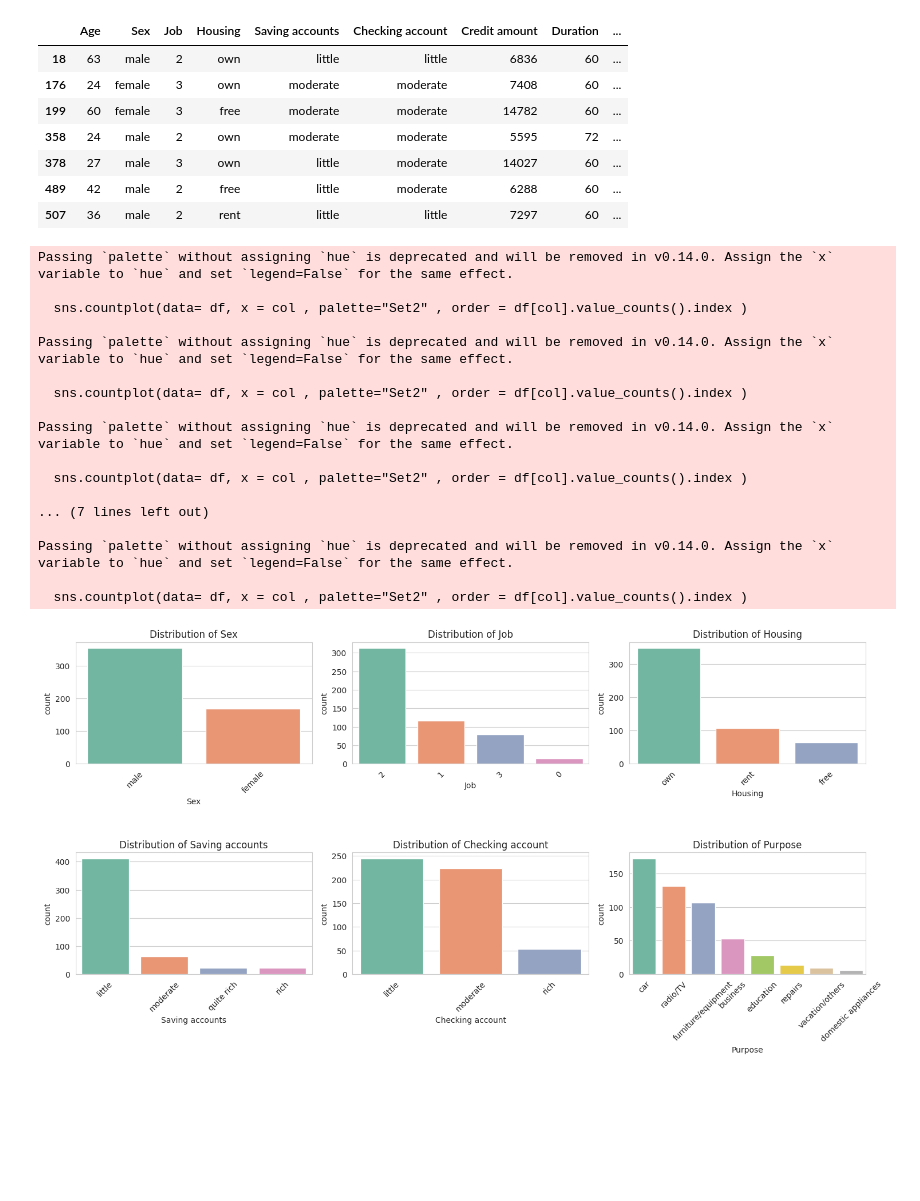
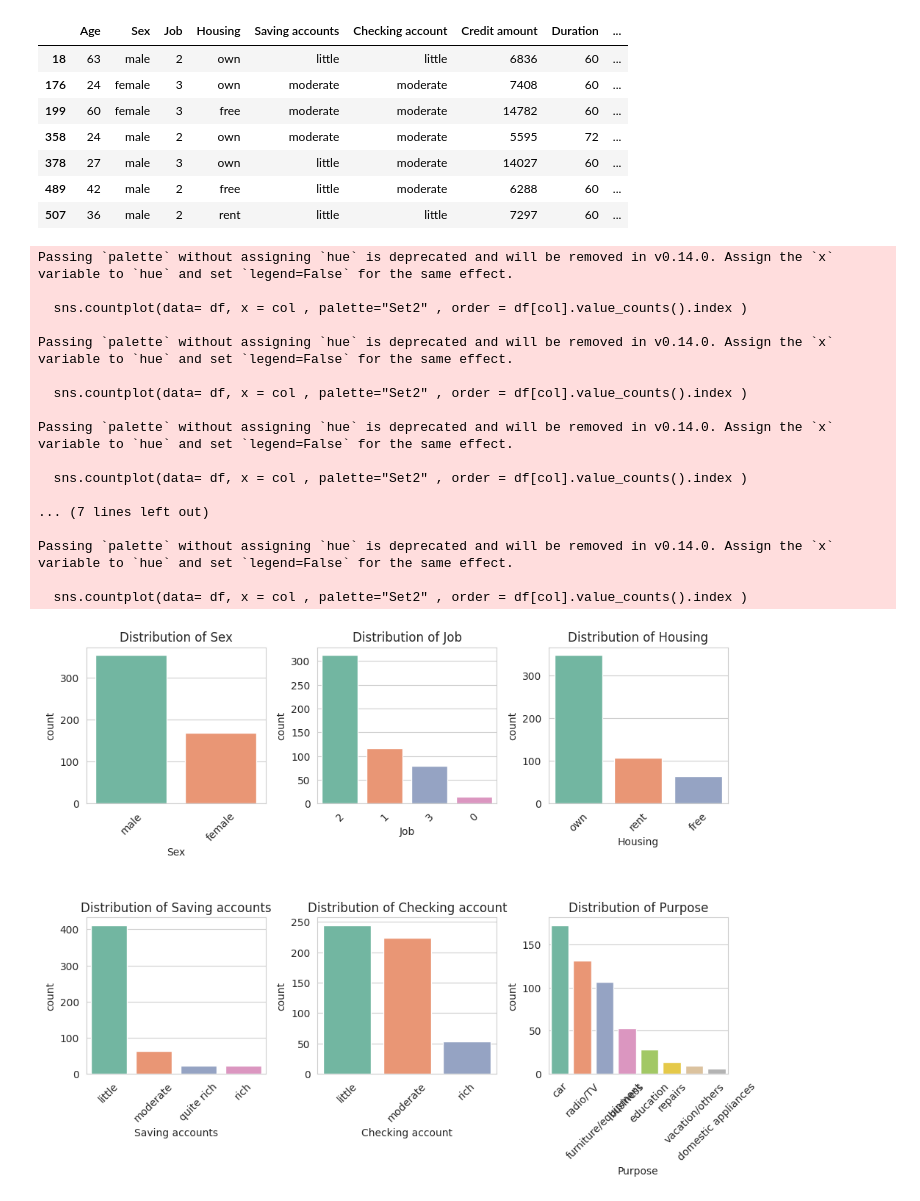
Before and after one commit to bilgekagansenol/GermanCreditRiskAnalyze, a Jupyter notebook: analysis_model.ipynb, the cells around one changed output. Cells and saved outputs as stored; diff of their text form; code cells hidden in the pictures; blank space fills up the shorter version.

```diff
--- a/analysis_model.ipynb
+++ b/analysis_model.ipynb
@@ -189,31 +189,32 @@ df.query("Duration >=60 ")
 # %%
 categorical_cols = ["Sex", "Job" ,"Housing" , "Saving accounts" , "Checking account" , "Purpose"]
 # %%
-plt.figure(figsize=(15,10))
+
+plt.figure(figsize=(10,10))
 for i , col in enumerate(categorical_cols):
     plt.subplot(3,3,i + 1 )
     sns.countplot(data= df, x = col , palette="Set2" , order = df[col].value_counts().index )
     plt.title(f"Distribution of {col}")
     plt.xticks(rotation=45)
 
 plt.tight_layout()
 plt.show()
 # %% [output]
 Passing `palette` without assigning `hue` is deprecated and will be removed in v0.14.0. Assign the `x` variable to `hue` and set `legend=False` for the same effect.
 
   sns.countplot(data= df, x = col , palette="Set2" , order = df[col].value_counts().index )
 
 Passing `palette` without assigning `hue` is deprecated and will be removed in v0.14.0. Assign the `x` variable to `hue` and set `legend=False` for the same effect.
 
   sns.countplot(data= df, x = col , palette="Set2" , order = df[col].value_counts().index )
 
 Passing `palette` without assigning `hue` is deprecated and will be removed in v0.14.0. Assign the `x` variable to `hue` and set `legend=False` for the same effect.
 
   sns.countplot(data= df, x = col , palette="Set2" , order = df[col].value_counts().index )
 
 ... (7 lines left out)
 
 Passing `palette` without assigning `hue` is deprecated and will be removed in v0.14.0. Assign the `x` variable to `hue` and set `legend=False` for the same effect.
 
   sns.countplot(data= df, x = col , palette="Set2" , order = df[col].value_counts().index )
-[figure, old version]
+[figure, new version]
```
Also changed, not shown: parts of 17 cells of this notebook.
